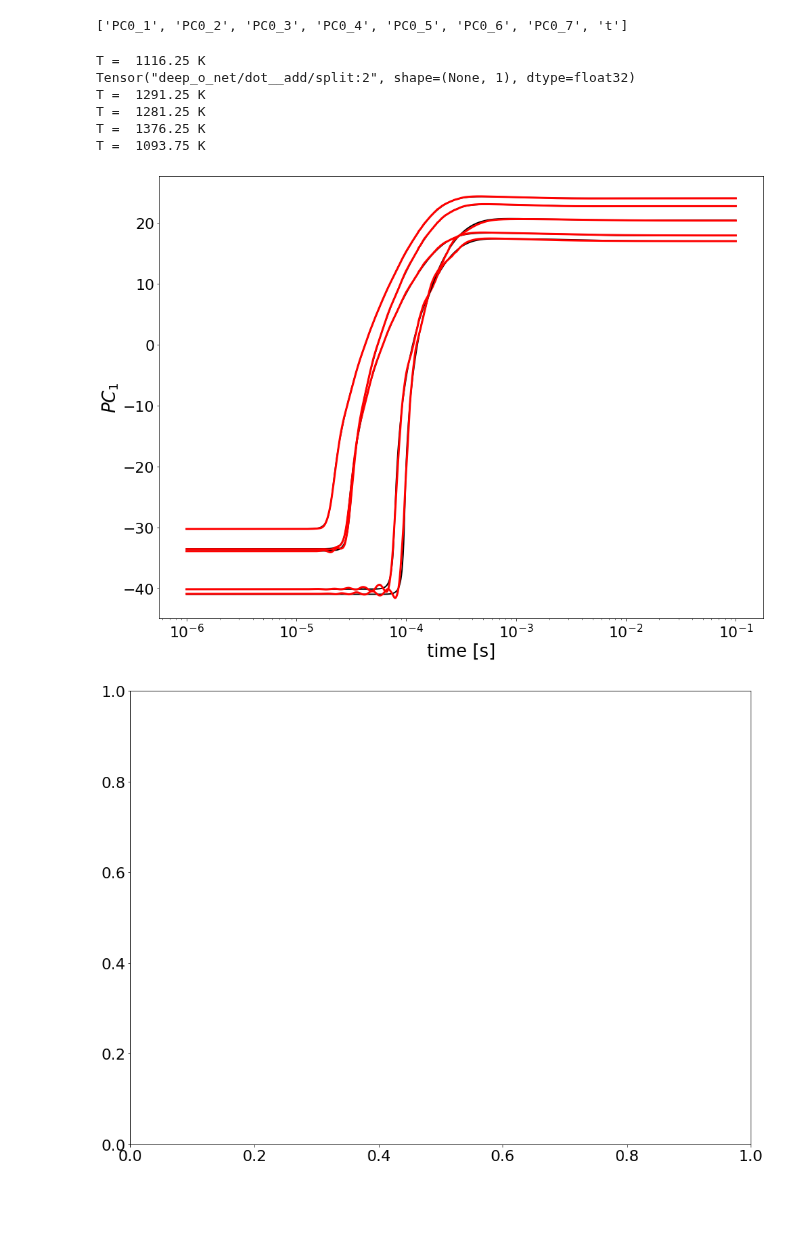
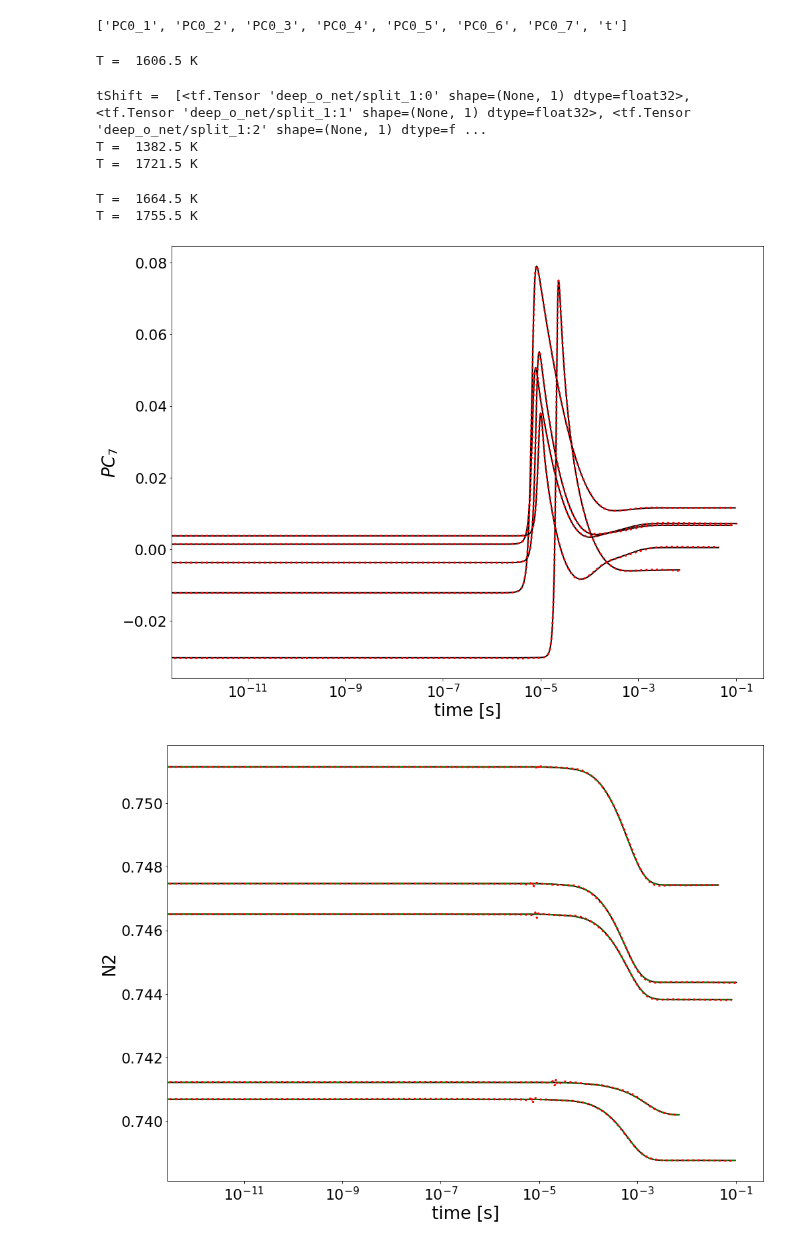
Before and after one commit to simoneventuri/ROMNet_, a Jupyter notebook: scripts/postprocessing/0DReactor/DeepONet/Predict_DeepONet.ipynb, the cells around one changed output. Cells and saved outputs as stored; diff of their text form; code cells hidden in the pictures; blank space fills up the shorter version.

```diff
--- a/scripts/postprocessing/0DReactor/DeepONet/Predict_DeepONet.ipynb
+++ b/scripts/postprocessing/0DReactor/DeepONet/Predict_DeepONet.ipynb
@@ -21,10 +22,10 @@ import romnet                             as rmnt
 
 ROMNetFldr    = WORKSPACE_PATH + '/ROMNet/romnet/'
 
-OutputDir     = WORKSPACE_PATH+'/ROMNet/Data/0DReact_Isobaric_200Cases_Up/'
-TestDir       = WORKSPACE_PATH+'/ROMNet/Data/0DReact_Isobaric_200Cases_Up/'
+OutputDir     = WORKSPACE_PATH+'/ROMNet/Data/0DReact_Isobaric_1000Cases_Diff/'
+TestDir       = WORKSPACE_PATH+'/ROMNet/Data/0DReact_Isobaric_1000Cases_Diff/'
 
-PathToRunFld  = WORKSPACE_PATH + '/ROMNet/0DReact_Isobaric_200Cases_Up/DeepONet/Deterministic/Run_7/'
+PathToRunFld  = WORKSPACE_PATH + '/ROMNet/0DReact_Isobaric_1000Cases_Diff/DeepONet/Deterministic/Run_6/'
 #PathToRunFld  = WORKSPACE_PATH + '/ROMNet/0DReact_10Cases/DeepONet/MCDropOut/Run_1/'
 #PathToRunFld  = WORKSPACE_PATH + '/ROMNet/0DReact_10Cases/DeepONet/BayesByBackprop/Run_1/'
 
@@ -43,7 +44,7 @@ NVarsRed      = 7
 
 FixedMinVal   = 1.e-14
 
-POD_NAME      = '3'
+POD_NAME      = 'All'
 # %%
 print("\n[ROMNet]: Reading Input File from: ", PathToRunFld)
 sys.path.insert(0, PathToRunFld)
@@ -146,9 +147,9 @@ InputVars
 # %% [output]
 ['PC0_1', 'PC0_2', 'PC0_3', 'PC0_4', 'PC0_5', 'PC0_6', 'PC0_7', 't']
 # %%
-iPC      = 0
+iPC      = 6
 
-VarOI    = 'H'
+VarOI    = 'N2'
 
 if (POD_NAME == 'All'):
     jPC = iPC
@@ -185,11 +186,12 @@ for iTest in CasesVec:
 
 
     #####################################################################################################
-#     FileName         = OutputDir+'/'+str(NVarsRed)+'PC/train/ext/PC.csv.'+str(iTest+1)
-#     Data             = pd.read_csv(FileName, header=0)
-#     tVec             = np.maximum(Data['t'].to_numpy(), -1)#FixedMinVal)
-#     yPCA_Data        = Data[Vars].to_numpy()
-#     Data0            = Data[Data['t'] == 0.][Vars]
+    if (POD_NAME == 'All'):
+        FileName         = OutputDir+'/'+str(NVarsRed)+'PC/train/ext/PC.csv.'+str(iTest+1)
+        Data             = pd.read_csv(FileName, header=0)
+        tVec             = np.maximum(Data['t'].to_numpy(), -1)#FixedMinVal)
+        yPCA_Data        = Data[Vars].to_numpy()
+        Data0            = Data[Data['t'] == 0.][Vars]
     yPCA_Data        = ((y_Data[:,ToOrig_Mask] - C[:,0])/D[:,0]).dot(A.T)
     yPre_Data        = yPCA_Data.dot(A)
     yAnti_Data       = yPre_Data * D[:,0] + C[:,0]
@@ -213,12 +215,12 @@ for iTest in CasesVec:
     if (InputData.ProbApproach == 'Deterministic') and (NSamples == 1):
 
         yPCA_Pred  = model.predict(Data0[InputVars])
-        ax[0].plot(tVec, yPCA_Pred[:,jPC], 'r-', label='DeepONet', lw=3)
+        ax[0].plot(tVec, yPCA_Pred[:,jPC], 'r:', label='DeepONet', lw=3)
 
-#         if (POD_NAME == 'All'):
-#             yPre_Pred  = yPCA_Pred.dot(A)
-#             yAnti_Pred = (yPre_Pred)*D[:,0] + C[:,0]
-#             ax[1].plot(tVec, yAnti_Pred[:,iVarAnti], 'r-', label='DeepONet', lw=3)
+        if (POD_NAME == 'All'):
+            yPre_Pred  = yPCA_Pred.dot(A)
+            yAnti_Pred = (yPre_Pred)*D[:,0] + C[:,0]
+            ax[1].plot(tVec, yAnti_Pred[:,iVarAnti], 'r:', label='DeepONet', lw=3)
 
     else:
 
@@ -255,42 +257,42 @@ for iTest in CasesVec:
             yMat_p1   = yMat_mean + 1.*yMat_std
             yMat_m1   = yMat_mean - 1.*yMat_std
             yMat_p2   = yMat_mean + 2.*yMat_std
             yMat_m2   = yMat_mean - 2.*yMat_std
             yMat_p3   = yMat_mean + 3.*yMat_std
             yMat_m3   = yMat_mean - 3.*yMat_std
 
         ax[0].plot(tVec, yMat_pca_mean[:,iPC], 'b-', label=r'DeepONet, $\mu$')
         ax[0].plot(tVec, yMat_pca_p3[:,iPC],   'b:', label=r'DeepONet, $\mu+3\sigma$')
         ax[0].plot(tVec, yMat_pca_m3[:,iPC],   'b:', label=r'DeepONet, $\mu-3\sigma$')
 
         if (POD_NAME == 'All'):
             ax[1].plot(tVec, yMat_mean[:,iVarAnti],  'b-', label=r'DeepONet, $\mu$')
             ax[1].plot(tVec, yMat_p3[:,iVarAnti],    'b:', label=r'DeepONet, $\mu+3\sigma$')
             ax[1].plot(tVec, yMat_m3[:,iVarAnti],  'b:', label=r'DeepONet, $\mu-3\sigma$')
 
 
 ax[0].set_xscale('log')
 
 ax[0].set_xlabel('time [s]')
 ax[0].set_ylabel(r'$PC_'+str(iPC+1)+'$')
 #ax[0].set_xlim([1.e-8,1.e-2])
 #ax[0].legend()
 
 if (POD_NAME == 'All'):
     ax[1].set_xscale('log')
     ax[1].set_xlabel('time [s]')
     ax[1].set_ylabel(VarOI)
-    ax[1].set_xlim([1.e-8,1.e-2])
+    #ax[1].set_xlim([1.e-8,1.e-2])
     #ax[1].legend()
 # %% [output]
-T =  1116.25 K
-Tensor("deep_o_net/dot__add/split:2", shape=(None, 1), dtype=float32)
-T =  1291.25 K
-T =  1281.25 K
-T =  1376.25 K
-T =  1093.75 K
+T =  1606.5 K
+tShift =  [<tf.Tensor 'deep_o_net/split_1:0' shape=(None, 1) dtype=float32>, <tf.Tensor 'deep_o_net/split_1:1' shape=(None, 1) dtype=float32>, <tf.Tensor 'deep_o_net/split_1:2' shape=(None, 1) dtype=f ...
+T =  1382.5 K
+T =  1721.5 K
+T =  1664.5 K
+T =  1755.5 K
-[figure, old version]
+[figure, new version]
-[figure, old version]
+[figure, new version]
 # %%
 if (POD_NAME == 'All'):
 
```
Also changed, not shown: parts of 19 cells of this notebook, 13 other files.
